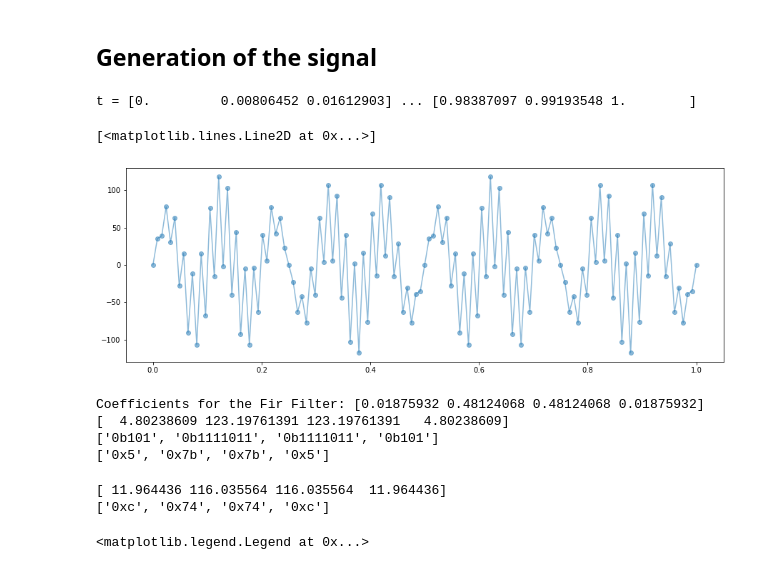
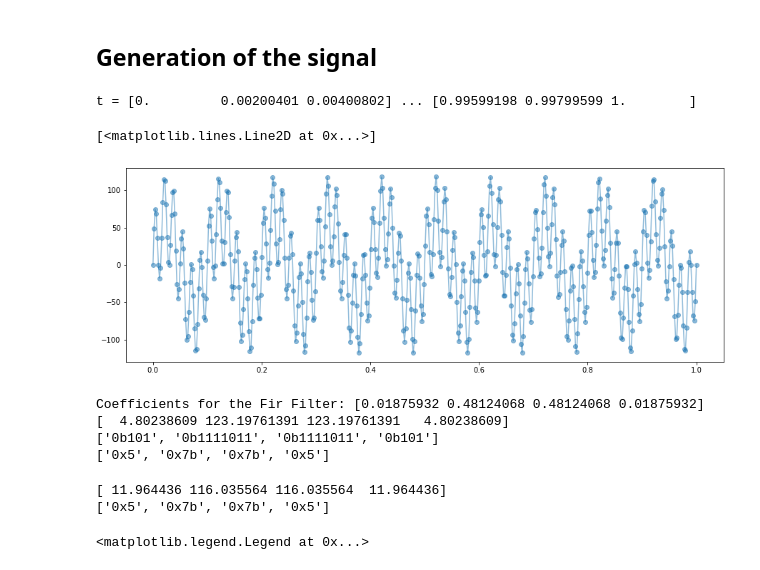
Before and after one commit to SaverioMonaco/4-Taps-FIR-Filter, a Jupyter notebook: src/analysis.ipynb, the cells around one changed output. Cells and saved outputs as stored; diff of their text form; code cells hidden in the pictures.

```diff
--- a/src/analysis.ipynb
+++ b/src/analysis.ipynb
@@ -14,26 +15,26 @@ import sys
 def sine_wave(A, time, f): # creates a sine wave
     return A * np.sin(2 * np.pi * f * time) # F(t) = A sin(wt) = A sin(2pi f t)
 # %%
-data_size = 125
+data_size = 500
 
 # X-Axis
 t = np.linspace(0, 1, data_size)
 print('t =',t[:3],'...',t[data_size-3:])
 
 #Now we generate the wave
 A1, A2 = 60, 60
 f1, f2 = 10, 60
 
 wave = sine_wave(A1, t, f1) + sine_wave(A2, t, f2)
 
 # Let's plot it
 plt.figure(figsize=(15, 5))
 
 plt.plot(t, wave, '-o',alpha=.5,label='Raw signal')
 # %% [output]
-t = [0.         0.00806452 0.01612903] ... [0.98387097 0.99193548 1.        ]
+t = [0.         0.00200401 0.00400802] ... [0.99599198 0.99799599 1.        ]
 [<matplotlib.lines.Line2D at 0x...>]
-[figure, old version]
+[figure, new version]
 # %%
 file = open("../signal.txt", "w") # the file where to write the signal to be filtered
 # %%
@@ -79,7 +80,7 @@ print(rc)
 print(hex_rc)
 # %% [output]
 [ 11.964436 116.035564 116.035564  11.964436]
-['0xc', '0x74', '0x74', '0xc']
+['0x5', '0x7b', '0x7b', '0x5']
 # %%
 file = open("../signal.txt", "w") # the file where to write the signal to be filtered
 np.savetxt(file, wave, fmt='%d', delimiter='\n')
```
Also changed, not shown: parts of 6 cells of this notebook, 1 other file.
